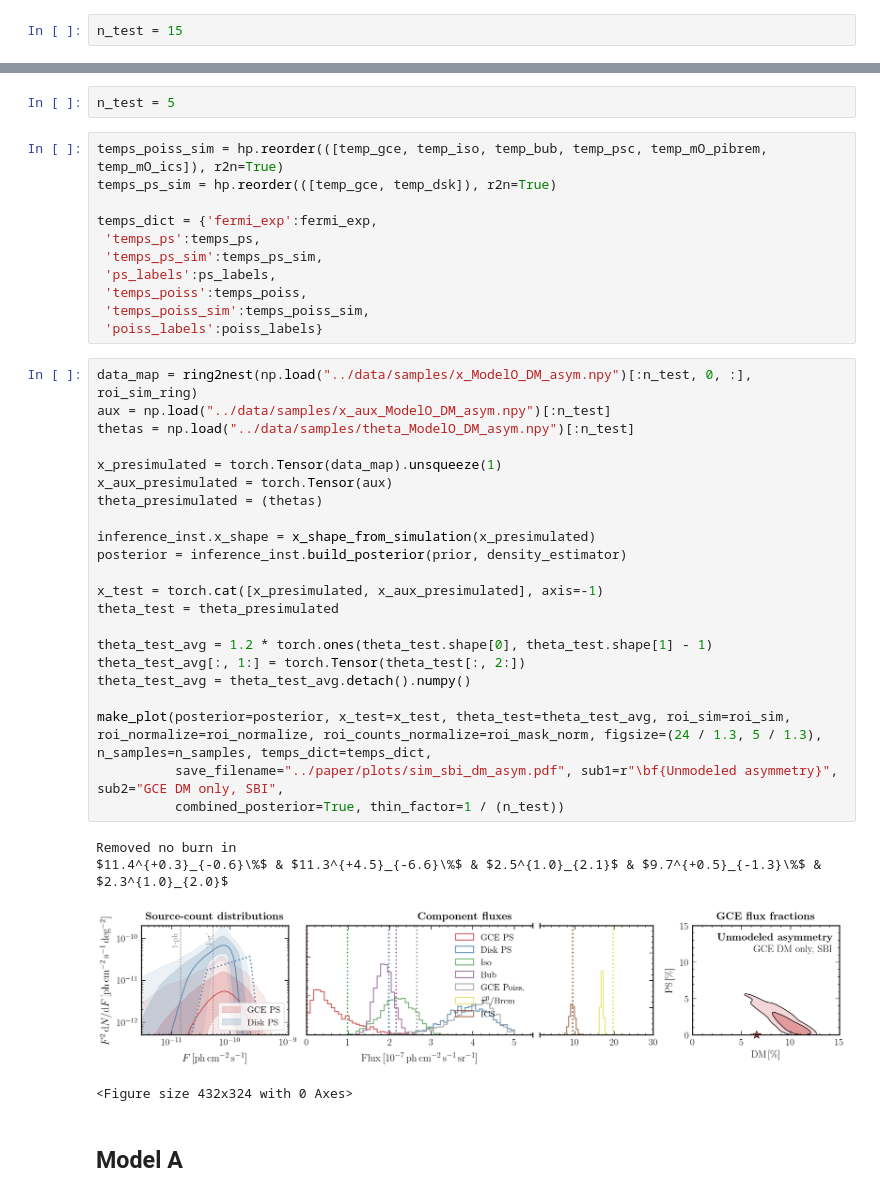
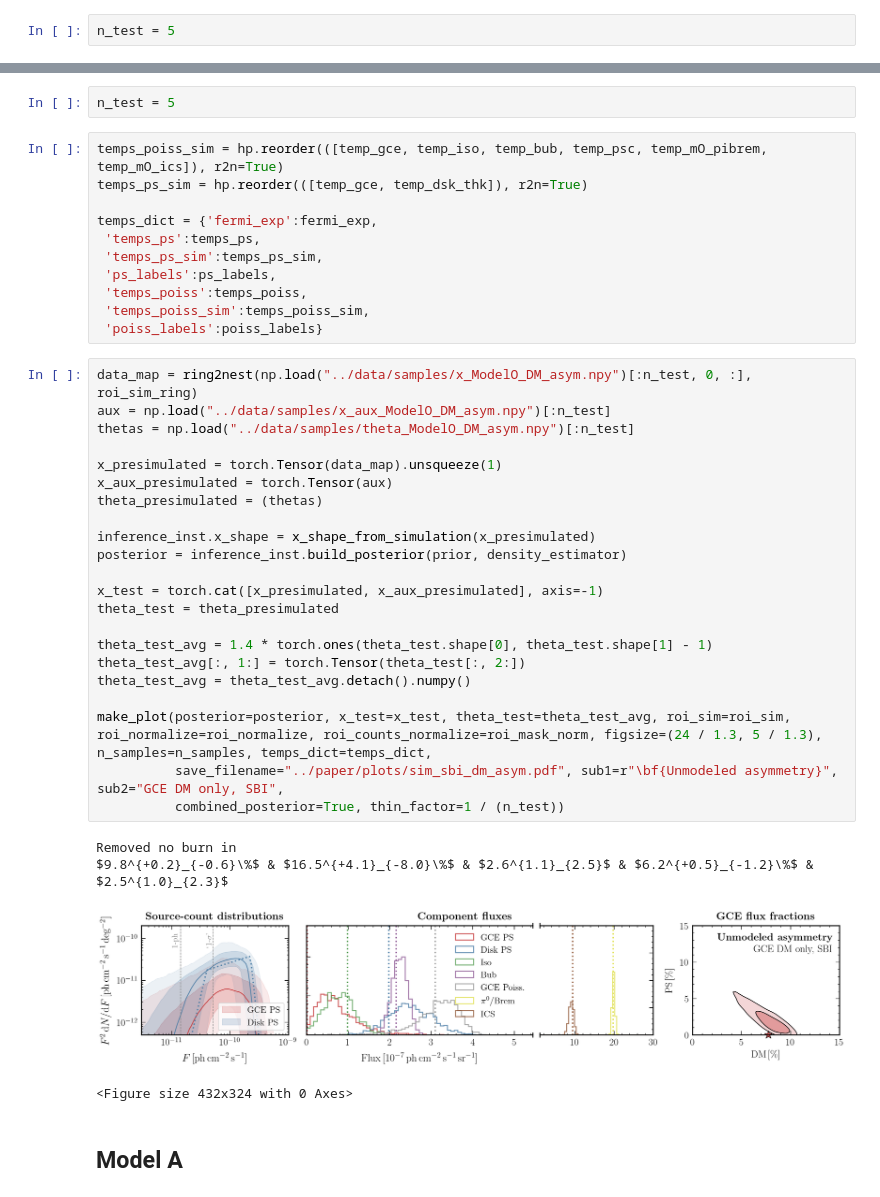
Before and after one commit to smsharma/fermi-gce-flows, a Jupyter notebook: notebooks/02_analysis.ipynb, the cells around one changed output, grey strips where cells are left out. Saved outputs shown, nothing was run; the diff lists cells and outputs as text.

Commit message:
Updated unmoeled asymmetry plot

```diff
--- a/notebooks/02_analysis.ipynb
+++ b/notebooks/02_analysis.ipynb
@@ -529,6 +512,6 @@ $7.7^{0.2}_{0.6}\%$ & $55.0^{8.8}_{22.9}\%$ & $2.3^{0.7}_{1.6}$ & $5.4^{0.5}_{1.
 # %% [markdown]
 ## Original analysis
 # %%
-n_test = 15
+n_test = 5
 # %%
 temps_poiss_sim = hp.reorder(([temp_gce, temp_iso, temp_bub, temp_psc, temp_mO_pibrem, temp_mO_ics]), r2n=True)
@@ -623,7 +606,7 @@ $12.4^{+0.2}_{-0.6}\%$ & $4.2^{+1.6}_{-2.6}\%$ & $2.5^{1.0}_{2.3}$ & $6.3^{+0.4}
 n_test = 5
 # %%
 temps_poiss_sim = hp.reorder(([temp_gce, temp_iso, temp_bub, temp_psc, temp_mO_pibrem, temp_mO_ics]), r2n=True)
-temps_ps_sim = hp.reorder(([temp_gce, temp_dsk]), r2n=True)
+temps_ps_sim = hp.reorder(([temp_gce, temp_dsk_thk]), r2n=True)
 
 temps_dict = {'fermi_exp':fermi_exp,
  'temps_ps':temps_ps,
@@ -635,29 +618,29 @@ temps_dict = {'fermi_exp':fermi_exp,
 # %%
 data_map = ring2nest(np.load("../data/samples/x_ModelO_DM_asym.npy")[:n_test, 0, :], roi_sim_ring)
 aux = np.load("../data/samples/x_aux_ModelO_DM_asym.npy")[:n_test]
 thetas = np.load("../data/samples/theta_ModelO_DM_asym.npy")[:n_test]
 
 x_presimulated = torch.Tensor(data_map).unsqueeze(1)
 x_aux_presimulated = torch.Tensor(aux)
 theta_presimulated = (thetas)
 
 inference_inst.x_shape = x_shape_from_simulation(x_presimulated)
 posterior = inference_inst.build_posterior(prior, density_estimator)
 
 x_test = torch.cat([x_presimulated, x_aux_presimulated], axis=-1)
 theta_test = theta_presimulated
 
-theta_test_avg = 1.2 * torch.ones(theta_test.shape[0], theta_test.shape[1] - 1)
+theta_test_avg = 1.4 * torch.ones(theta_test.shape[0], theta_test.shape[1] - 1)
 theta_test_avg[:, 1:] = torch.Tensor(theta_test[:, 2:])
 theta_test_avg = theta_test_avg.detach().numpy()
 
 make_plot(posterior=posterior, x_test=x_test, theta_test=theta_test_avg, roi_sim=roi_sim, roi_normalize=roi_normalize, roi_counts_normalize=roi_mask_norm, figsize=(24 / 1.3, 5 / 1.3), n_samples=n_samples, temps_dict=temps_dict,
           save_filename="../paper/plots/sim_sbi_dm_asym.pdf", sub1=r"\bf{Unmodeled asymmetry}", sub2="GCE DM only, SBI",
           combined_posterior=True, thin_factor=1 / (n_test))
 # %% [output]
 Removed no burn in
-$11.4^{+0.3}_{-0.6}\%$ & $11.3^{+4.5}_{-6.6}\%$ & $2.5^{1.0}_{2.1}$ & $9.7^{+0.5}_{-1.3}\%$ & $2.3^{1.0}_{2.0}$
+$9.8^{+0.2}_{-0.6}\%$ & $16.5^{+4.1}_{-8.0}\%$ & $2.6^{1.1}_{2.5}$ & $6.2^{+0.5}_{-1.2}\%$ & $2.5^{1.0}_{2.3}$
-[figure, old version]
+[figure, new version]
 <Figure size 432x324 with 0 Axes>
 # %% [markdown]
 ## Model A
```
Also changed, not shown: parts of 8 cells of this notebook, 13 other files.
